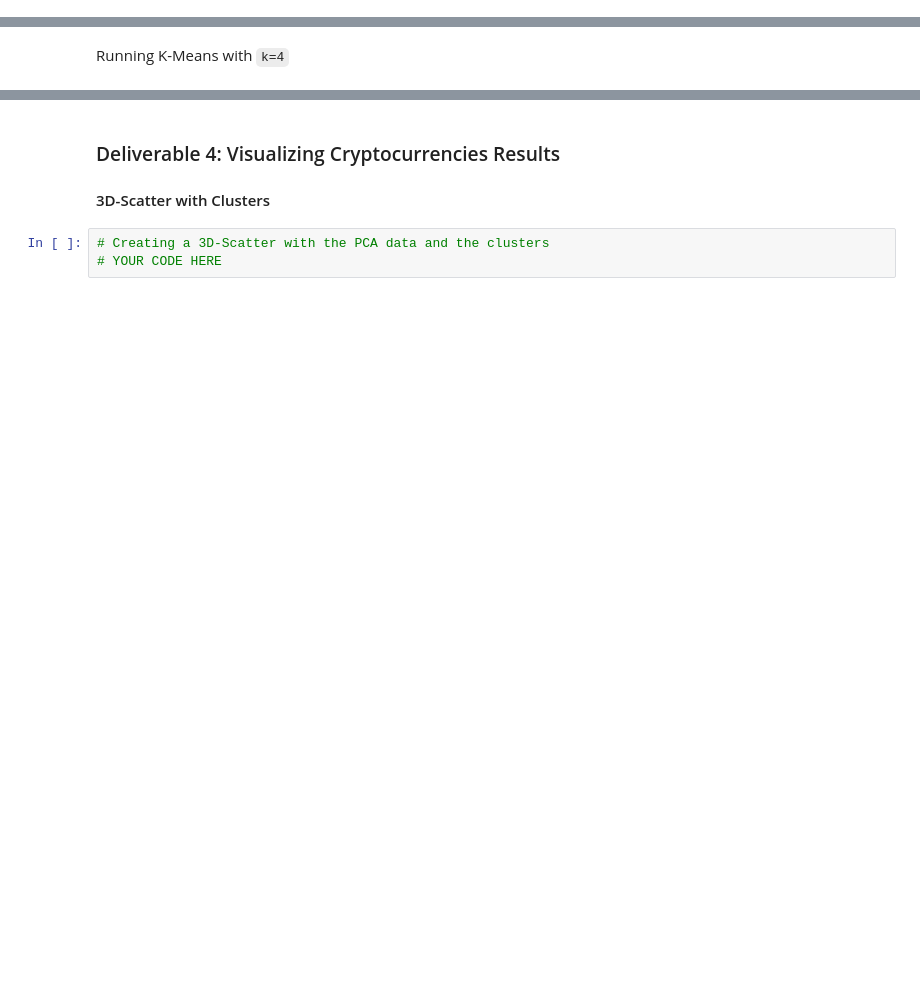
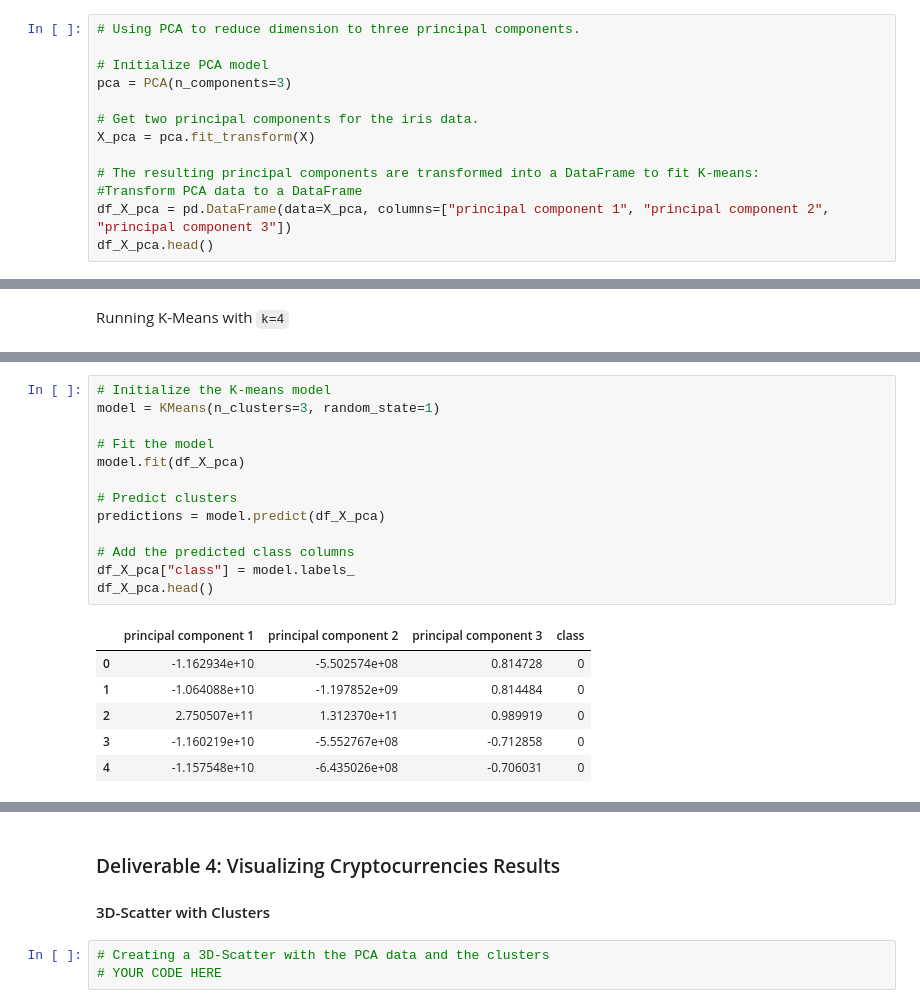
Before and after one commit to awar2170/Supervised_Mach_Learn, a Jupyter notebook: Module/Challenge/crypto_clustering.ipynb, the cells around one changed output, grey strips where cells are left out. Saved outputs shown, nothing was run; the diff lists cells and outputs as text; blank space fills up the shorter version.

```diff
--- a/Module/Challenge/crypto_clustering.ipynb
+++ b/Module/Challenge/crypto_clustering.ipynb
@@ -167,0 +149,13 @@ array([[-0.33285464,  1.0383583 , -0.56494435],
+# %%
+# Using PCA to reduce dimension to three principal components.
+
+# Initialize PCA model
+pca = PCA(n_components=3)
+
+# Get two principal components for the iris data.
+X_pca = pca.fit_transform(X)
+
+# The resulting principal components are transformed into a DataFrame to fit K-means:
+#Transform PCA data to a DataFrame
+df_X_pca = pd.DataFrame(data=X_pca, columns=["principal component 1", "principal component 2", "principal component 3"])
+df_X_pca.head()
@@ -205,0 +193,20 @@ array([0, 0, 0, 1, 1, 1, 0, 1, 1, 1, 0, 1, 0, 0, 1, 0, 1, 1, 0, 0, 1, 1,
+# %%
+# Initialize the K-means model
+model = KMeans(n_clusters=3, random_state=1)
+
+# Fit the model
+model.fit(df_X_pca)
+
+# Predict clusters
+predictions = model.predict(df_X_pca)
+
+# Add the predicted class columns
+df_X_pca["class"] = model.labels_
+df_X_pca.head()
+# %% [output]
+|  | principal component 1 | principal component 2 | principal component 3 | class |
+| 0 | -1.162934e+10 | -5.502574e+08 | 0.814728 | 0 |
+| 1 | -1.064088e+10 | -1.197852e+09 | 0.814484 | 0 |
+| 2 | 2.750507e+11 | 1.312370e+11 | 0.989919 | 0 |
+| 3 | -1.160219e+10 | -5.552767e+08 | -0.712858 | 0 |
+| 4 | -1.157548e+10 | -6.435026e+08 | -0.706031 | 0 |
```
Also changed, not shown: parts of 16 cells of this notebook, 1 other file.
